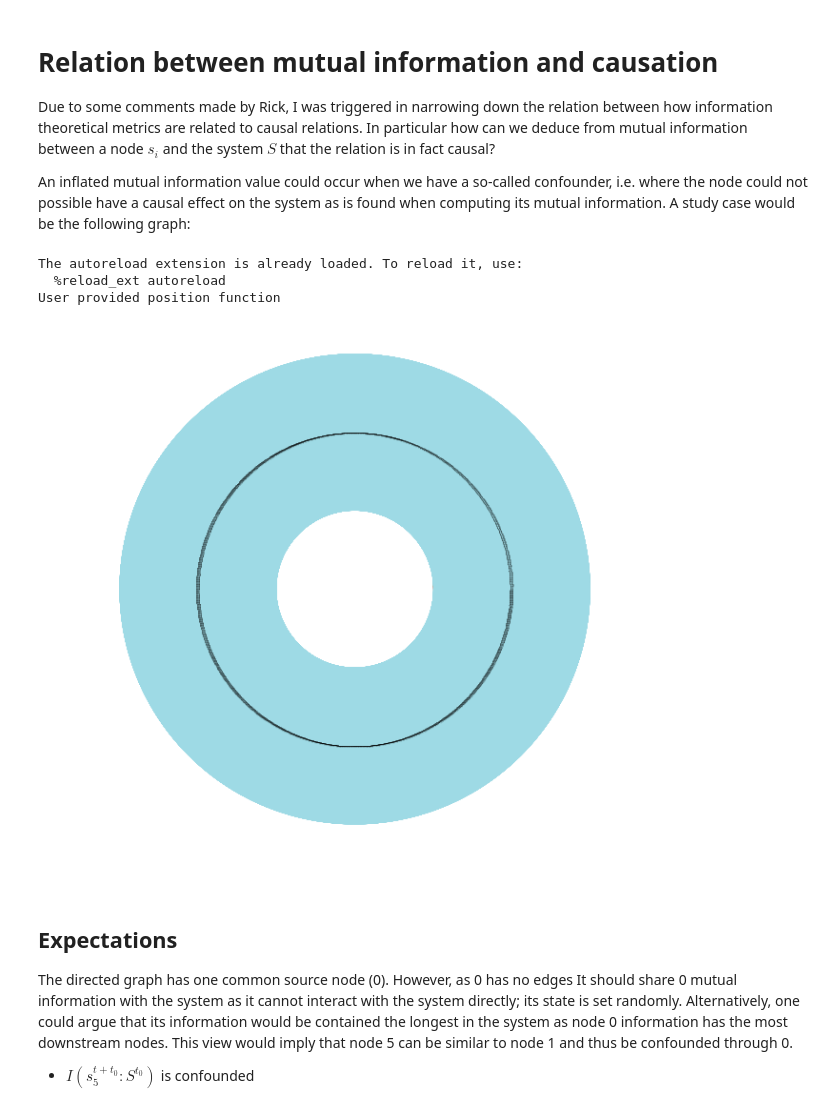
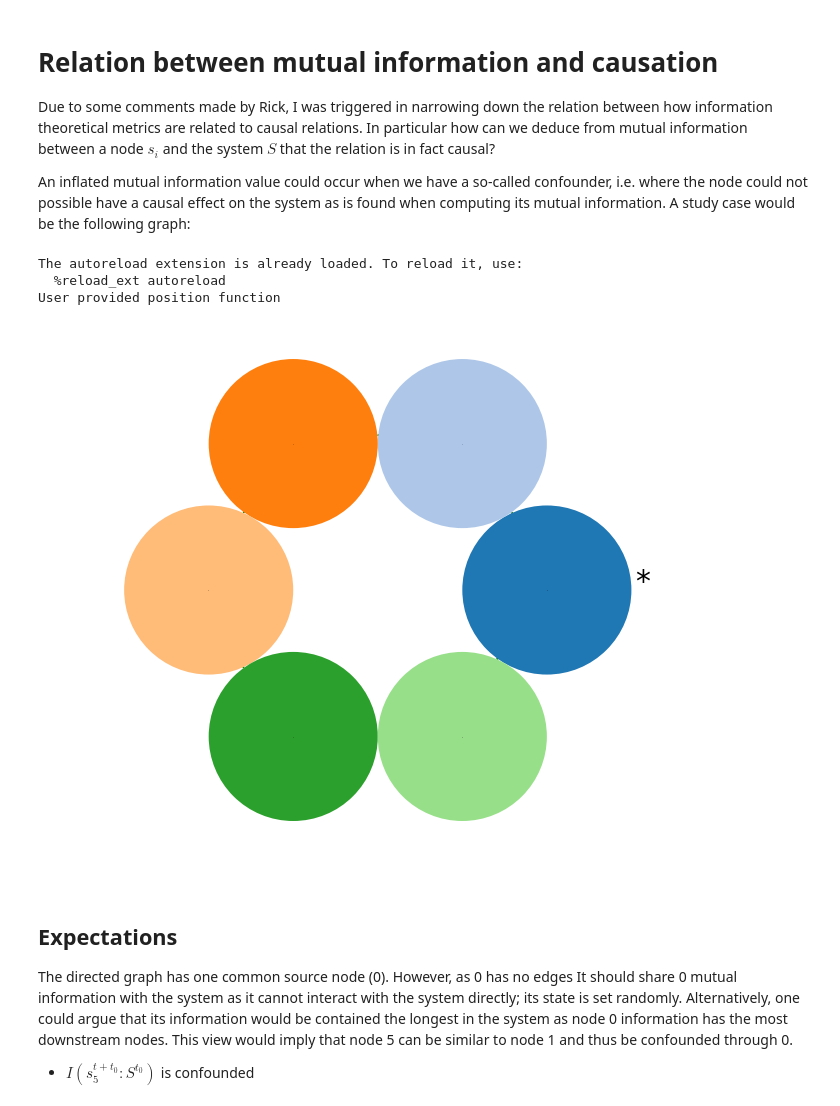
Before and after one commit to cvanelteren/information_impact, a Jupyter notebook: Notebooks/Advanced_example.ipynb, the cells around one changed output. Saved outputs shown, nothing was run; the diff lists cells and outputs as text; code cells hidden in the pictures.

```diff
--- a/Notebooks/Advanced_example.ipynb
+++ b/Notebooks/Advanced_example.ipynb
@@ -13,35 +13,35 @@ import sys
 sys.path.insert(0, '../') # python should allow for better imports..
 import networkx as nx
 from Utils import plotting as plotz, IO
 import matplotlib.pyplot as plt, numpy as np
 plt.style.use('seaborn-poster')
 graph = nx.path_graph(5)
 
 
 graph = nx.path_graph(5, nx.DiGraph()) # directed
 graph.add_edges_from([(0,5)])
 
 # graph = nx.path_graph(3, nx.DiGraph())
 graph.add_edge(0,0)
 
-graph = nx.grid_2d_graph(50, 50)
+# graph = nx.grid_2d_graph(50, 50)
 
 pos = {i: np.array(j) * .08 for i, j in nx.nx_agraph.graphviz_layout(graph, prog = 'neato').items()}
 fig, ax = plt.subplots(figsize = (10,10))
 plotz.addGraphPretty(graph, ax = ax, \
                      positions = nx.circular_layout, annotate = dict(annotate = True), \
 #                      layout = dict(scale = .01),\
                      circle = dict(radius = .5)
                     )
 ax.axis('off')
 # ax.invert_xaxis()
 # fig.savefig('../../thesis/presentation/kite.eps')
 fig.show()
 # %% [output]
 The autoreload extension is already loaded. To reload it, use:
   %reload_ext autoreload
 User provided position function
-[figure, old version]
+[figure, new version]
 # %%
 # fig, ax = plt.subplots()
 
```
Also changed, not shown: parts of 5 cells of this notebook, 2 other files.
